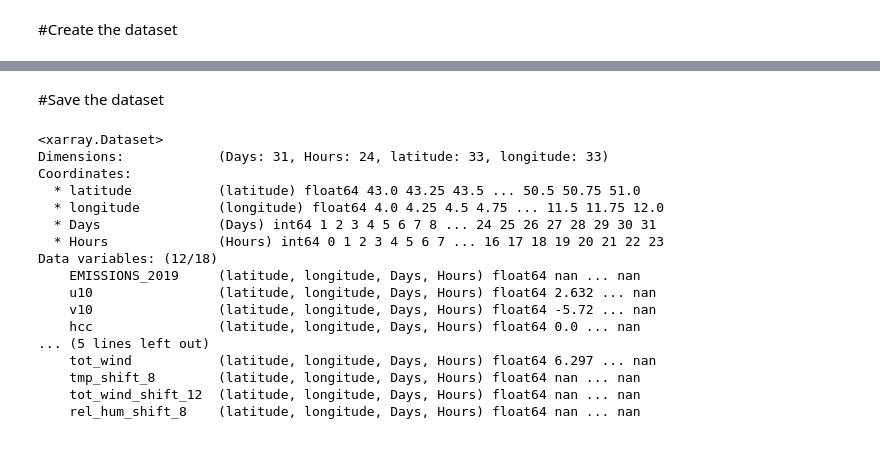
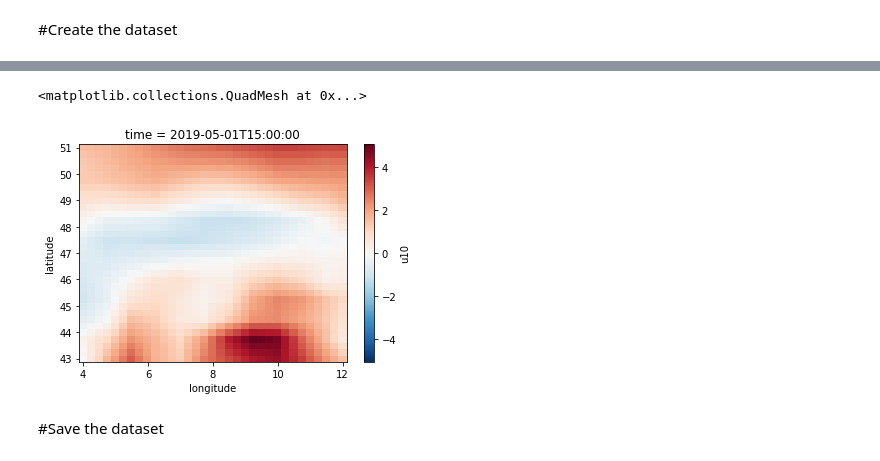
Before and after one commit to ECMWFCode4Earth/MaLePoM, a Jupyter notebook: notebooks/exploratory/2.3_weather_and_CO_for_the_model.ipynb, the cells around one changed output, grey strips where cells are left out. Saved outputs shown, nothing was run; the diff lists cells and outputs as text; code cells hidden in the pictures.

```diff
--- a/notebooks/exploratory/2.3_weather_and_CO_for_the_model.ipynb
+++ b/notebooks/exploratory/2.3_weather_and_CO_for_the_model.ipynb
@@ -106,24 +151,8 @@ df_to_use_dayhour.head()
+# %%
+ds_final.isel(time=[15]).u10.plot()
+# %% [output]
+<matplotlib.collections.QuadMesh at 0x...>
+[figure, added]
 # %% [markdown]
 #Save the dataset
-# %%
-ds_to_use_dayhour=df_to_use_dayhour.to_xarray()
-ds_to_use_dayhour
-# %% [output]
-<xarray.Dataset>
-Dimensions:            (Days: 31, Hours: 24, latitude: 33, longitude: 33)
-Coordinates:
-  * latitude           (latitude) float64 43.0 43.25 43.5 ... 50.5 50.75 51.0
-  * longitude          (longitude) float64 4.0 4.25 4.5 4.75 ... 11.5 11.75 12.0
-  * Days               (Days) int64 1 2 3 4 5 6 7 8 ... 24 25 26 27 28 29 30 31
-  * Hours              (Hours) int64 0 1 2 3 4 5 6 7 ... 16 17 18 19 20 21 22 23
-Data variables: (12/18)
-    EMISSIONS_2019     (latitude, longitude, Days, Hours) float64 nan ... nan
-    u10                (latitude, longitude, Days, Hours) float64 2.632 ... nan
-    v10                (latitude, longitude, Days, Hours) float64 -5.72 ... nan
-    hcc                (latitude, longitude, Days, Hours) float64 0.0 ... nan
-... (5 lines left out)
-    tot_wind           (latitude, longitude, Days, Hours) float64 6.297 ... nan
-    tmp_shift_8        (latitude, longitude, Days, Hours) float64 nan ... nan
-    tot_wind_shift_12  (latitude, longitude, Days, Hours) float64 nan ... nan
-    rel_hum_shift_8    (latitude, longitude, Days, Hours) float64 nan ... nan
 # %%
```
Also changed, not shown: parts of 12 cells of this notebook.
